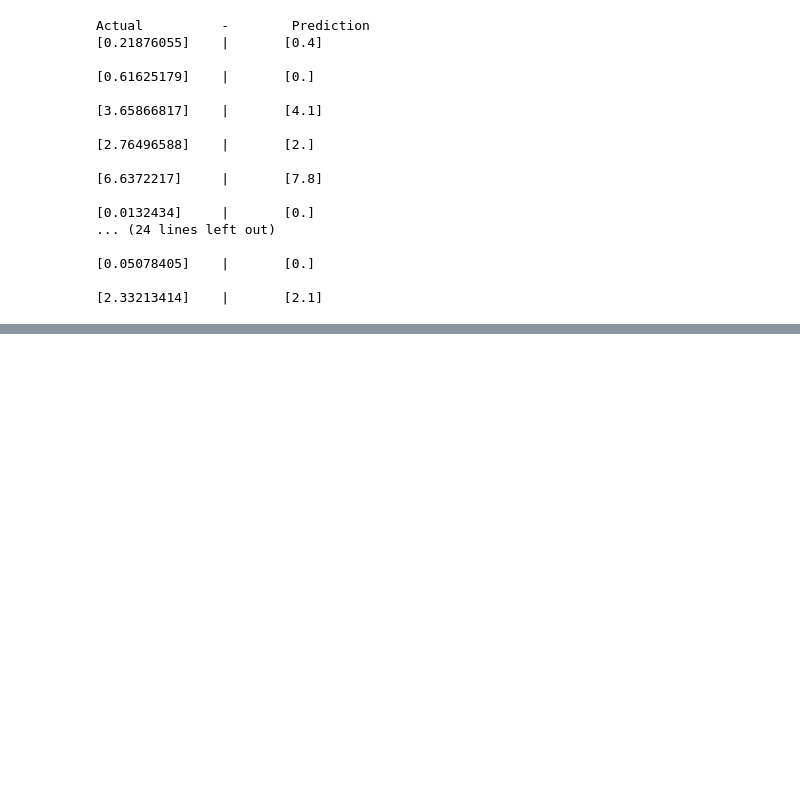
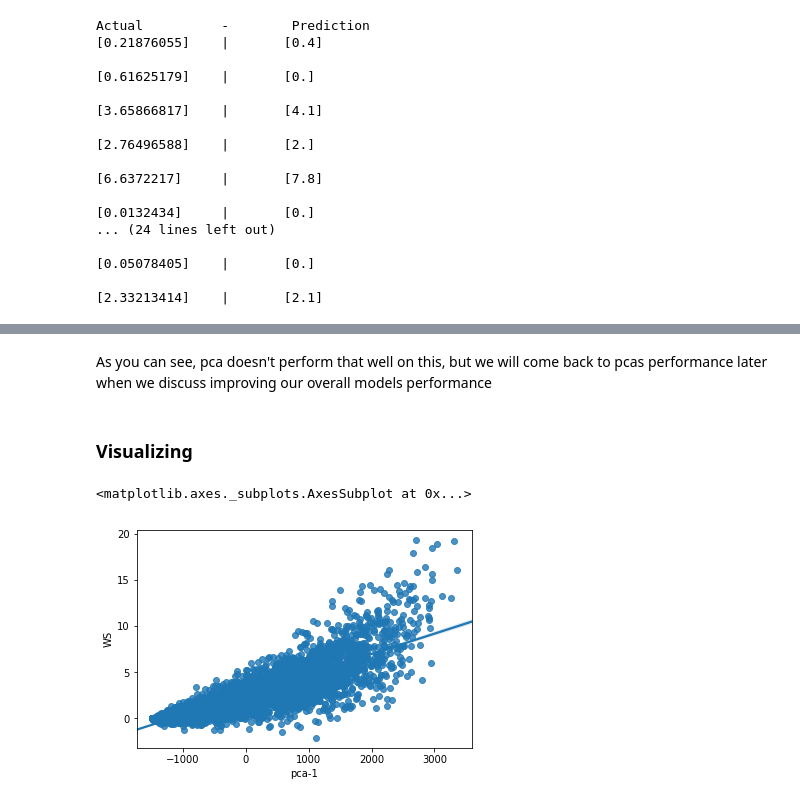
Before and after one commit to C3NZ/NBA-analysis, a Jupyter notebook: NBA ws.ipynb, the cells around one changed output, grey strips where cells are left out. Cells and saved outputs as stored; diff of their text form; code cells hidden in the pictures; blank space fills up the shorter version.

```diff
--- a/NBA ws.ipynb
+++ b/NBA ws.ipynb
@@ -169,4 +169,4 @@ Let's...
 * Plot the model
 # %%
 # Obtain a model type 4 (plain pca) linear regression
-pca_reg = obtain_linear_reg(model_type=4, pca_dimensions=2)
+pca_reg = obtain_linear_reg(model_type=4, pca_dimensions=1)
@@ -172,0 +207,10 @@ pca_reg = obtain_linear_reg(model_type=4, pca_dimensions=2)
+# %% [markdown]
+As you can see, pca doesn't perform that well on this, but we will come back to pcas performance later when we discuss improving our overall models performance
+# %% [markdown]
+### Visualizing
+# %%
+# Plot our 1 dimension reduced pca model vs our
+sns.regplot(x=pca_reg.stats['pca-1'], y=pca_reg.ws['WS'])
+# %% [output]
+<matplotlib.axes._subplots.AxesSubplot at 0x...>
+[figure, added]
```
Also changed, not shown: parts of 14 cells of this notebook, 1 other file.
